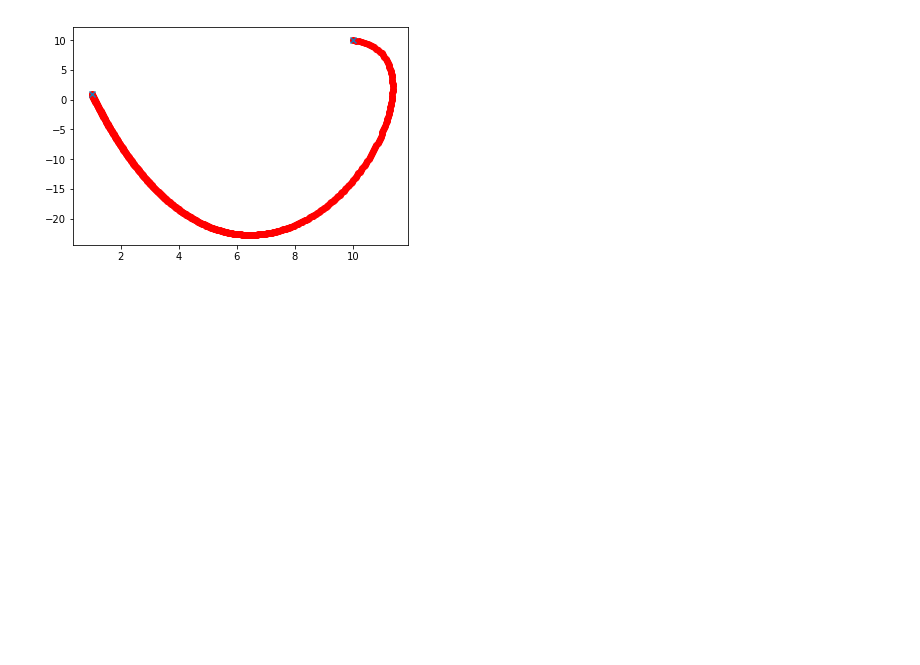
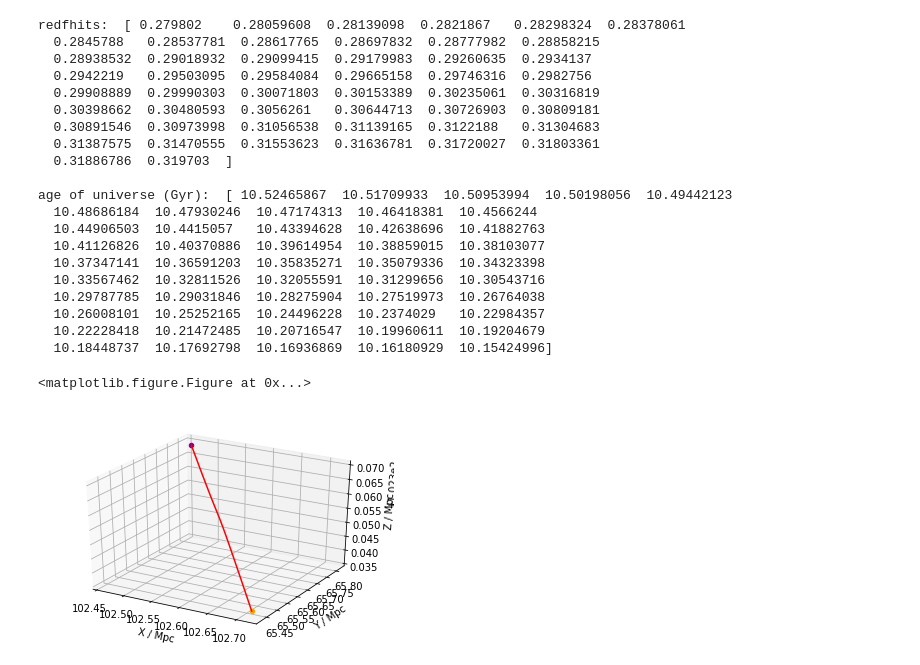
Before and after one commit to EdNathan/Interpolation, a Jupyter notebook: Interpolation.ipynb, the cells around one changed output. Drawn from its saved outputs; the diff is of its cells as text; code cells hidden in the pictures; blank space fills up the shorter version.

```diff
--- a/Interpolation.ipynb
+++ b/Interpolation.ipynb
@@ -4,10 +4,7 @@ import astropy.cosmology as apcos
 from astropy import units as u
 from astropy import constants as const
 
-
 cosmo = apcos.WMAP7
-
-h = u.def_unit('h', cosmo.H0 / (100 * (u.km / u.s) / u.Mpc))
 # %%
 def interpolate_cen_cen(xi, yi, zi, vxi, vyi, vzi, xf, yf, zf, vxf, vyf, vzf, z_red_i, z_red_f, z_red_interpolate):
     '''
@@ -60,23 +71,77 @@ def interpolate_cen_cen(xi, yi, zi, vxi, vyi, vzi, xf, yf, zf, vxf, vyf, vzf, z_
+# %%
+def time_spaced_interpolation_cen_cen(xi, yi, zi, vxi, vyi, vzi, xf, yf, zf, vxf, vyf, vzf, z_red_i, z_red_f, samples=50, return_redshifts=False):
+    ti, tf = cosmo.age([z_red_i, z_red_f])
+    ages = np.linspace(ti, tf, samples, endpoint=True)
+    redshifts = np.zeros(samples)
+
+    #Must be a better way to do this?
+    for i, age in enumerate(ages):
+        redshifts[i] = apcos.z_at_value(cosmo.age, age)
+
+    times, pos, vel = interpolate_cen_cen(xi, yi, zi, vxi, vyi, vzi, xf, yf, zf,
+                                          vxf, vyf, vzf, z_red_i, z_red_f, redshifts)
+
+    if return_redshifts:
+        return times, pos, vel, redshifts
+    else:
+        return times, pos, vel
 # %%
 #Note: My personal testing
 
 import matplotlib.pyplot as pyplot
 
-init, fin = [1,1,0], [10,10,0]
-initv, finv = [5000, -50000, 0], [-4000, 2000, 0]
+init, fin = [102.71537, 65.430832, 102.336548], [102.46154, 65.814896, 102.368958]
+initv, finv = [756.42688, -1104.071655, -121.157196], [716.478271, -1081.993042, -89.589539]
 
-times, pos, vel = interpolate_cen_cen(init[0],init[1],init[2],initv[0],initv[1],initv[2],
-                    fin[0],fin[1],fin[2],finv[0],finv[1],finv[2],5,1,np.arange(1,5,0.01))
+times, pos, vel, redshifts = time_spaced_interpolation_cen_cen(init[0],init[1],init[2],initv[0],initv[1],initv[2],
+                                                               fin[0],fin[1],fin[2],finv[0],finv[1],finv[2],
+                                                               0.279802, 0.319703, return_redshifts=True)
 
-#print pos
+print "redfhits: ", redshifts
+print ""
+print "age of universe (Gyr): ", times
 
-#print vel
+#pyplot.figure()
+#pyplot.scatter(pos[:,0], pos[:,1], c="red")
+#pyplot.scatter(pos[0,0], pos[0,1], c="orange")
+#pyplot.scatter(pos[-1,0], pos[-1,1], c="purple")
+#pyplot.show()
 
-pyplot.figure()
-pyplot.scatter(pos[:,0], pos[:,1], c="red")
-pyplot.scatter([init[0], fin[0]], [init[1], fin[1]], marker="x")
+from mpl_toolkits.mplot3d import Axes3D
+
+fig = pyplot.figure()
+ax = fig.add_subplot(111, projection='3d')
+ax.plot(pos[:,0], pos[:,1], pos[:,2], c="red")
+ax.scatter(pos[0,0], pos[0,1], pos[0,2], c="orange")
+ax.scatter(pos[-1,0], pos[-1,1], pos[-1,2], c="purple")
+
+ax.set_xlabel('X / Mpc')
+ax.set_ylabel('Y / Mpc')
+ax.set_zlabel('Z / Mpc')
+
 pyplot.show()
 # %% [output]
+redfhits:  [ 0.279802    0.28059608  0.28139098  0.2821867   0.28298324  0.28378061
+  0.2845788   0.28537781  0.28617765  0.28697832  0.28777982  0.28858215
+  0.28938532  0.29018932  0.29099415  0.29179983  0.29260635  0.2934137
+  0.2942219   0.29503095  0.29584084  0.29665158  0.29746316  0.2982756
+  0.29908889  0.29990303  0.30071803  0.30153389  0.30235061  0.30316819
+  0.30398662  0.30480593  0.3056261   0.30644713  0.30726903  0.30809181
+  0.30891546  0.30973998  0.31056538  0.31139165  0.3122188   0.31304683
+  0.31387575  0.31470555  0.31553623  0.31636781  0.31720027  0.31803361
+  0.31886786  0.319703  ]
+
+age of universe (Gyr):  [ 10.52465867  10.51709933  10.50953994  10.50198056  10.49442123
+  10.48686184  10.47930246  10.47174313  10.46418381  10.4566244
+  10.44906503  10.4415057   10.43394628  10.42638696  10.41882763
+  10.41126826  10.40370886  10.39614954  10.38859015  10.38103077
+  10.37347141  10.36591203  10.35835271  10.35079336  10.34323398
+  10.33567462  10.32811526  10.32055591  10.31299656  10.30543716
+  10.29787785  10.29031846  10.28275904  10.27519973  10.26764038
+  10.26008101  10.25252165  10.24496228  10.2374029   10.22984357
+  10.22228418  10.21472485  10.20716547  10.19960611  10.19204679
+  10.18448737  10.17692798  10.16936869  10.16180929  10.15424996]
+<matplotlib.figure.Figure at 0x...>
-[figure, old version]
+[figure, new version]
 # %%
 import matplotlib.pyplot as pyplot
```
Also changed, not shown: parts of 2 cells of this notebook.
